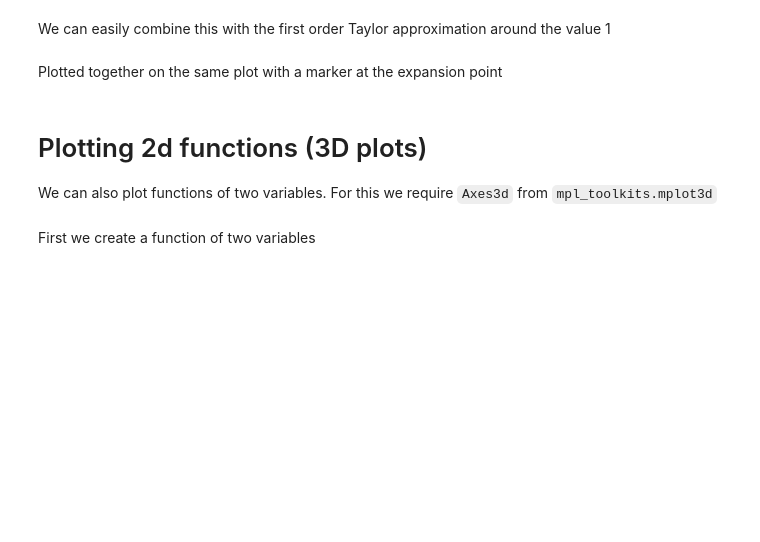
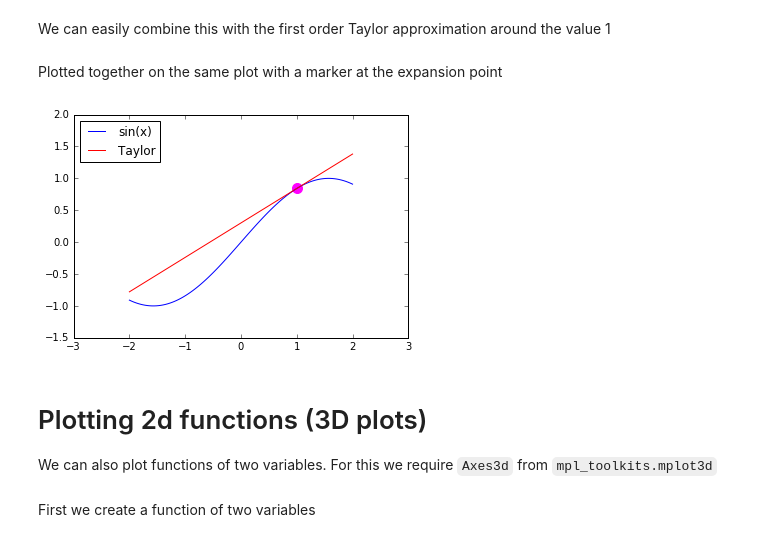
Before and after one commit to alchemyst/CSS-420-Workbooks, a Jupyter notebook: Lecture 1 Intro to jupyter.ipynb, the cells around one changed output. Cells and saved outputs as stored; diff of their text form; code cells hidden in the pictures; blank space fills up the shorter version.

```diff
--- a/Lecture 1 Intro to jupyter.ipynb
+++ b/Lecture 1 Intro to jupyter.ipynb
@@ -61,12 +115,14 @@ evaltaylor = sympy.lambdify(x, taylorapprox, modules=['numpy'])
 # %% [markdown]
 Plotted together on the same plot with a marker at the expansion point
 # %%
-t = np.linspace(-2.0, 2.0, 100)
+t = numpy.linspace(-2.0, 2.0, 100)
 plt.plot(t, evalfunc(t), 'b', label='sin(x)')
 plt.plot(t, evaltaylor(t), 'r', label='Taylor')
-plt.scatter(1, np.sin(1), s=100, color='magenta')
+plt.scatter(1, numpy.sin(1), s=100, color='magenta')
 plt.legend(loc='best')
 plt.show()
+# %% [output]
+[figure, added]
 # %% [markdown]
 Plotting 2d functions (3D plots)
 =====================
```
Also changed, not shown: parts of 23 cells of this notebook, 5 other files.
